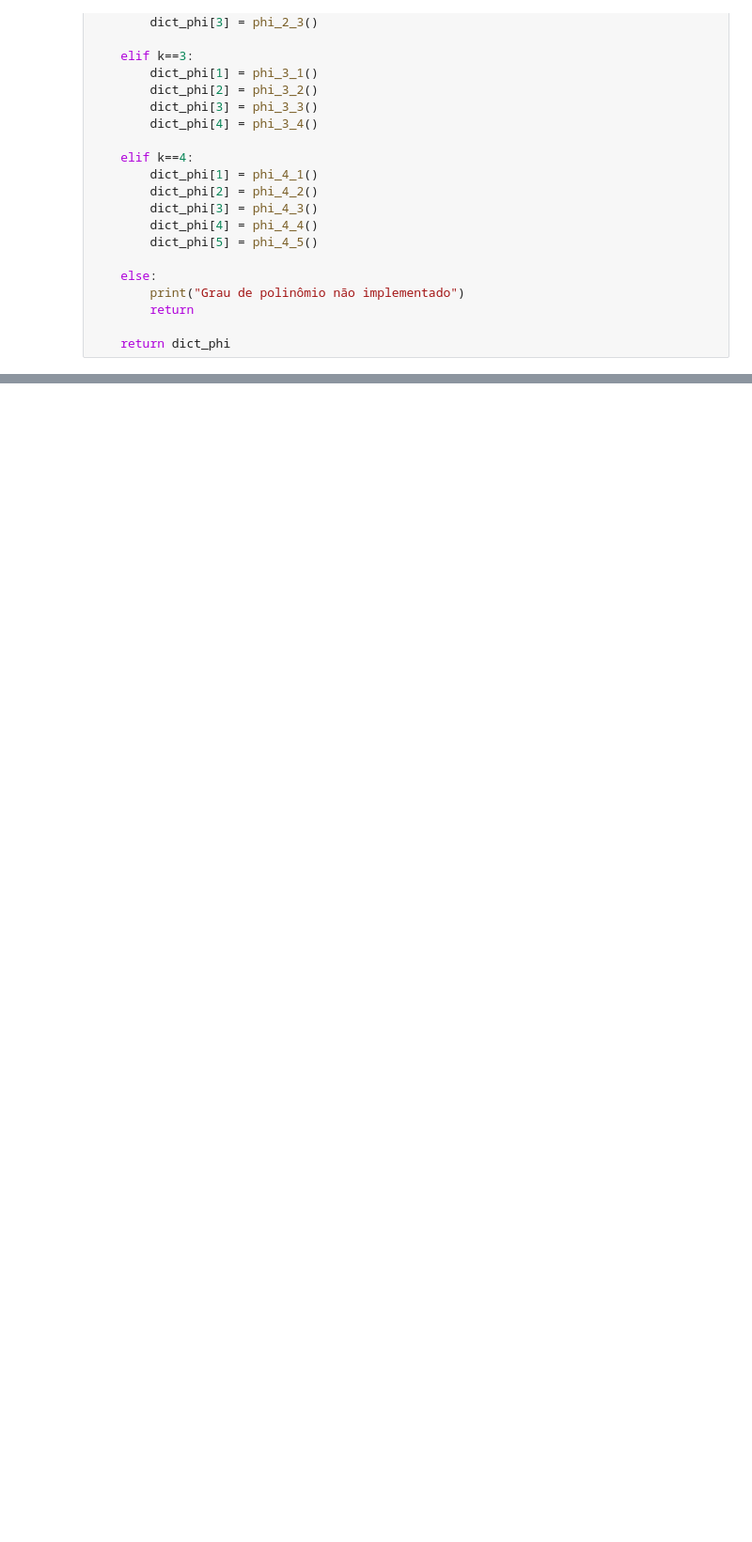
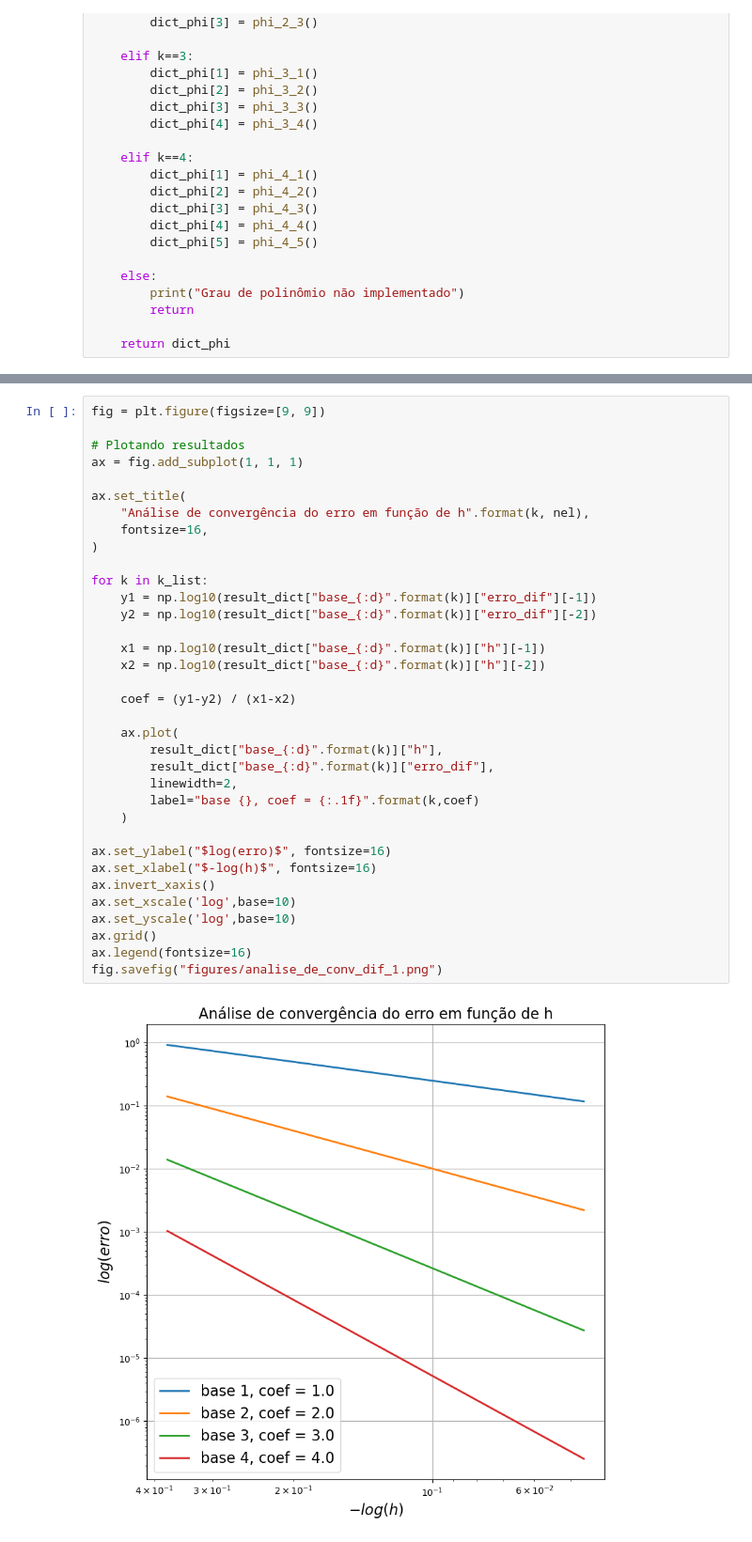
Before and after one commit to Esterci/FEM, a Jupyter notebook: lista_2/questao_1.ipynb, the cells around one changed output, grey strips where cells are left out. Shown at 94% size. Drawn from its saved outputs; the diff is of its cells as text; blank space fills up the shorter version.

```diff
--- a/lista_2/questao_1.ipynb
+++ b/lista_2/questao_1.ipynb
@@ -510,0 +643,37 @@ fig.savefig("analise_de_conv.png")
+# %%
+fig = plt.figure(figsize=[9, 9])
+
+# Plotando resultados
+ax = fig.add_subplot(1, 1, 1)
+
+ax.set_title(
+    "Análise de convergência do erro em função de h".format(k, nel),
+    fontsize=16,
+)
+
+for k in k_list:
+    y1 = np.log10(result_dict["base_{:d}".format(k)]["erro_dif"][-1])
+    y2 = np.log10(result_dict["base_{:d}".format(k)]["erro_dif"][-2])
+
+    x1 = np.log10(result_dict["base_{:d}".format(k)]["h"][-1])
+    x2 = np.log10(result_dict["base_{:d}".format(k)]["h"][-2])
+
+    coef = (y1-y2) / (x1-x2)
+
+    ax.plot(
+        result_dict["base_{:d}".format(k)]["h"],
+        result_dict["base_{:d}".format(k)]["erro_dif"],
+        linewidth=2,
+        label="base {}, coef = {:.1f}".format(k,coef)
+    )
+
+ax.set_ylabel("$log(erro)$", fontsize=16)
+ax.set_xlabel("$-log(h)$", fontsize=16)
+ax.invert_xaxis()
+ax.set_xscale('log',base=10)
+ax.set_yscale('log',base=10)
+ax.grid()
+ax.legend(fontsize=16)
+fig.savefig("figures/analise_de_conv_dif_1.png")
+# %% [output]
+[figure, added]
```
Also changed, not shown: parts of 5 cells of this notebook, 6 other files.
